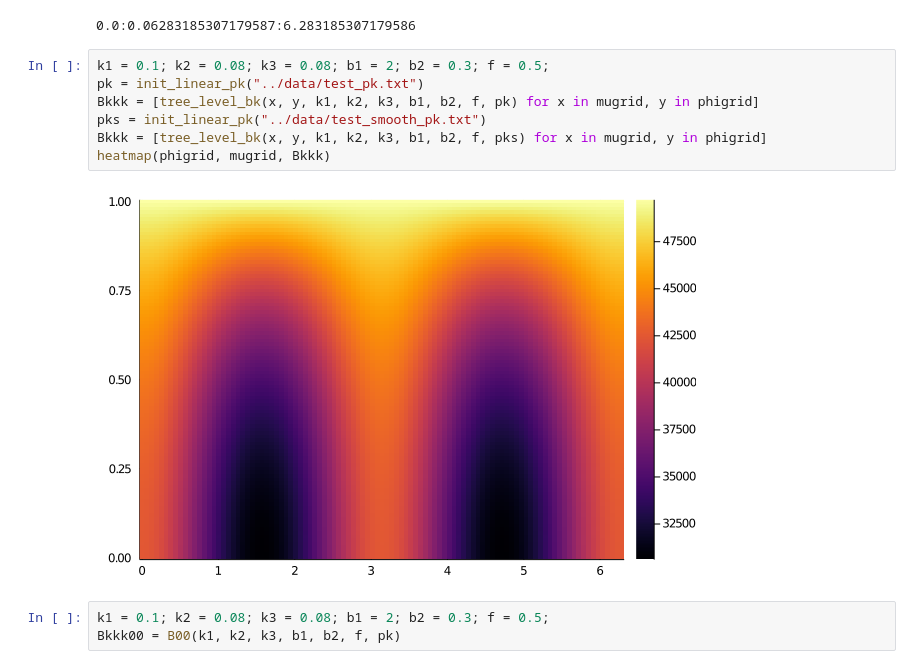
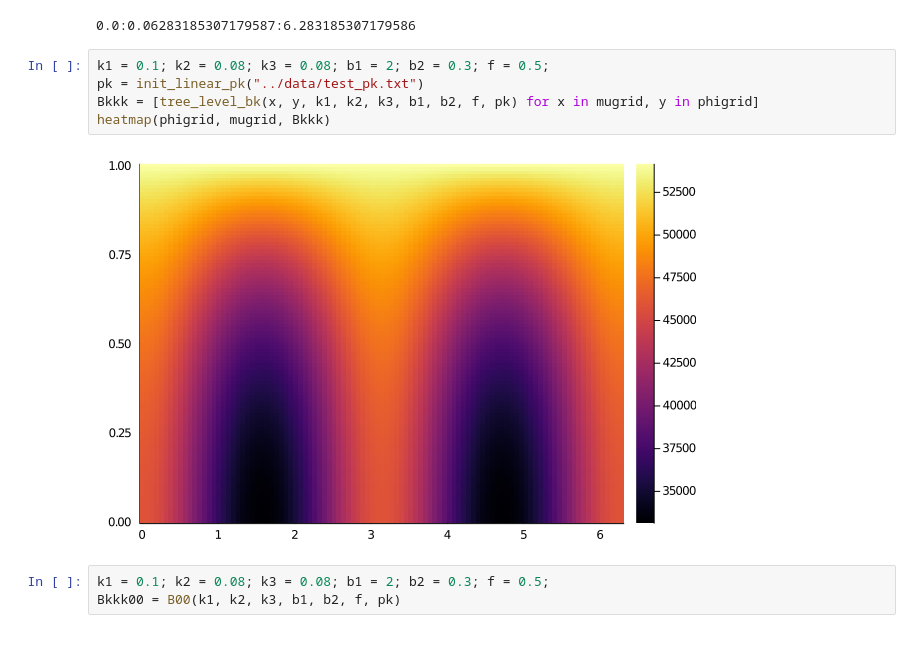
Before and after one commit to ladosamushia/BispectrumTheory, a Jupyter notebook: notebooks/visualisation.ipynb, the cells around one changed output. Saved outputs shown, nothing was run; the diff lists cells and outputs as text.

Commit message:
additional tests

```diff
--- a/notebooks/visualisation.ipynb
+++ b/notebooks/visualisation.ipynb
@@ -14,12 +14,10 @@ phigrid = range(0, 2*π, length=101)
 # %%
 k1 = 0.1; k2 = 0.08; k3 = 0.08; b1 = 2; b2 = 0.3; f = 0.5;
 pk = init_linear_pk("../data/test_pk.txt")
 Bkkk = [tree_level_bk(x, y, k1, k2, k3, b1, b2, f, pk) for x in mugrid, y in phigrid]
-pks = init_linear_pk("../data/test_smooth_pk.txt")
-Bkkk = [tree_level_bk(x, y, k1, k2, k3, b1, b2, f, pks) for x in mugrid, y in phigrid]
 heatmap(phigrid, mugrid, Bkkk)
 # %% [output]
-[figure, old version]
+[figure, new version]
 # %%
 k1 = 0.1; k2 = 0.08; k3 = 0.08; b1 = 2; b2 = 0.3; f = 0.5;
 Bkkk00 = B00(k1, k2, k3, b1, b2, f, pk)
```
Also changed, not shown: parts of 4 cells of this notebook, 1 other file.
